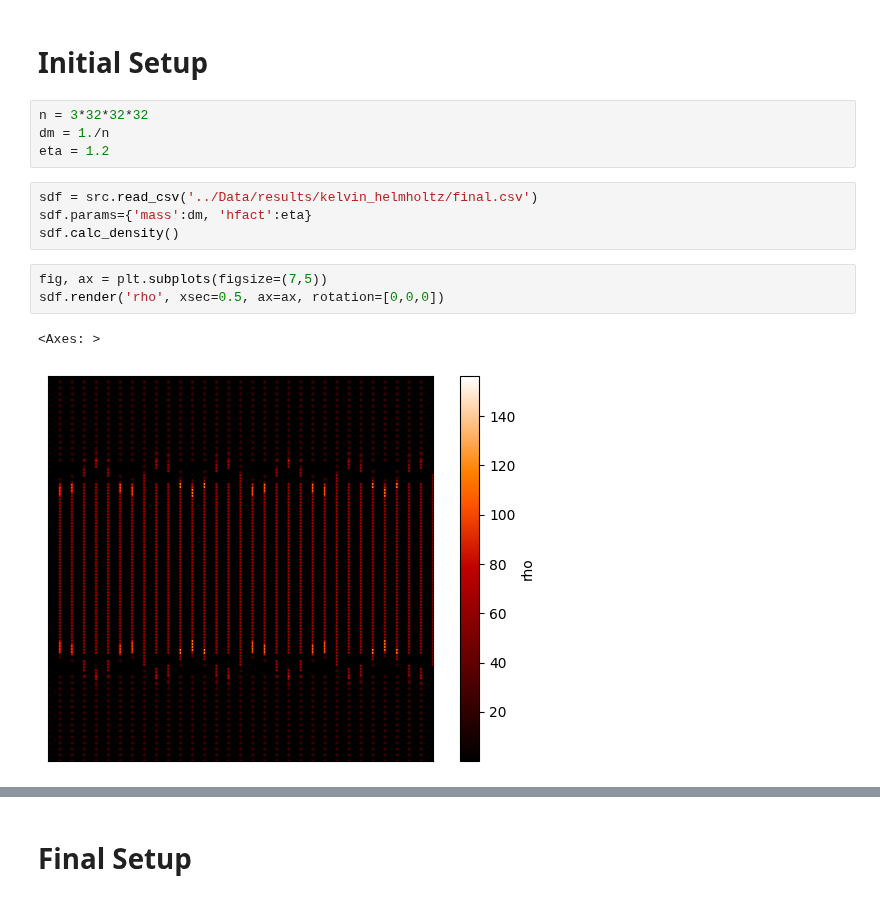
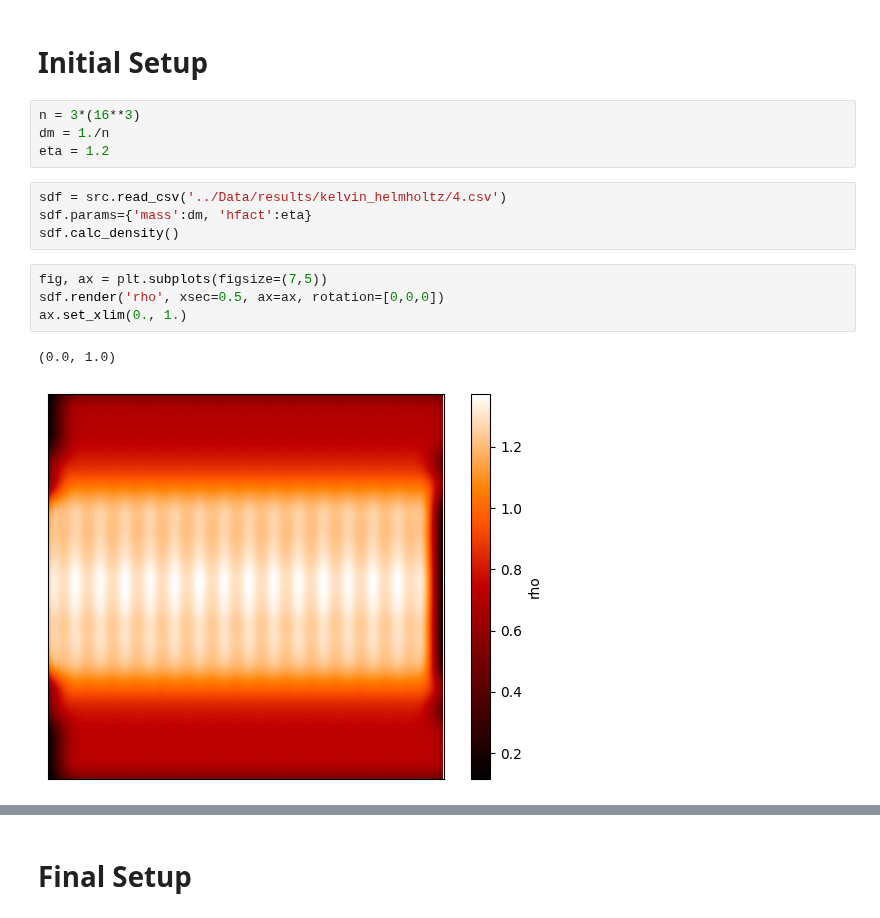
Before and after one commit to JackNarvaez/Rusph, a Jupyter notebook: Temp_Plots/Plots_kelvin_helmholtz.ipynb, the cells around one changed output, grey strips where cells are left out. Drawn from its saved outputs; the diff is of its cells as text.

```diff
--- a/Temp_Plots/Plots_kelvin_helmholtz.ipynb
+++ b/Temp_Plots/Plots_kelvin_helmholtz.ipynb
@@ -6,16 +6,17 @@ import numpy as np
 # %% [markdown]
 # Initial Setup
 # %%
-n = 3*32*32*32
+n = 3*(16**3)
 dm = 1./n
 eta = 1.2
 # %%
-sdf = src.read_csv('../Data/results/kelvin_helmholtz/final.csv')
+sdf = src.read_csv('../Data/results/kelvin_helmholtz/4.csv')
 sdf.params={'mass':dm, 'hfact':eta}
 sdf.calc_density()
 # %%
 fig, ax = plt.subplots(figsize=(7,5))
 sdf.render('rho', xsec=0.5, ax=ax, rotation=[0,0,0])
+ax.set_xlim(0., 1.)
 # %% [output]
-<Axes: >
+(0.0, 1.0)
-[figure, old version]
+[figure, new version]
```
Also changed, not shown: parts of 8 cells of this notebook, 6 other files.
